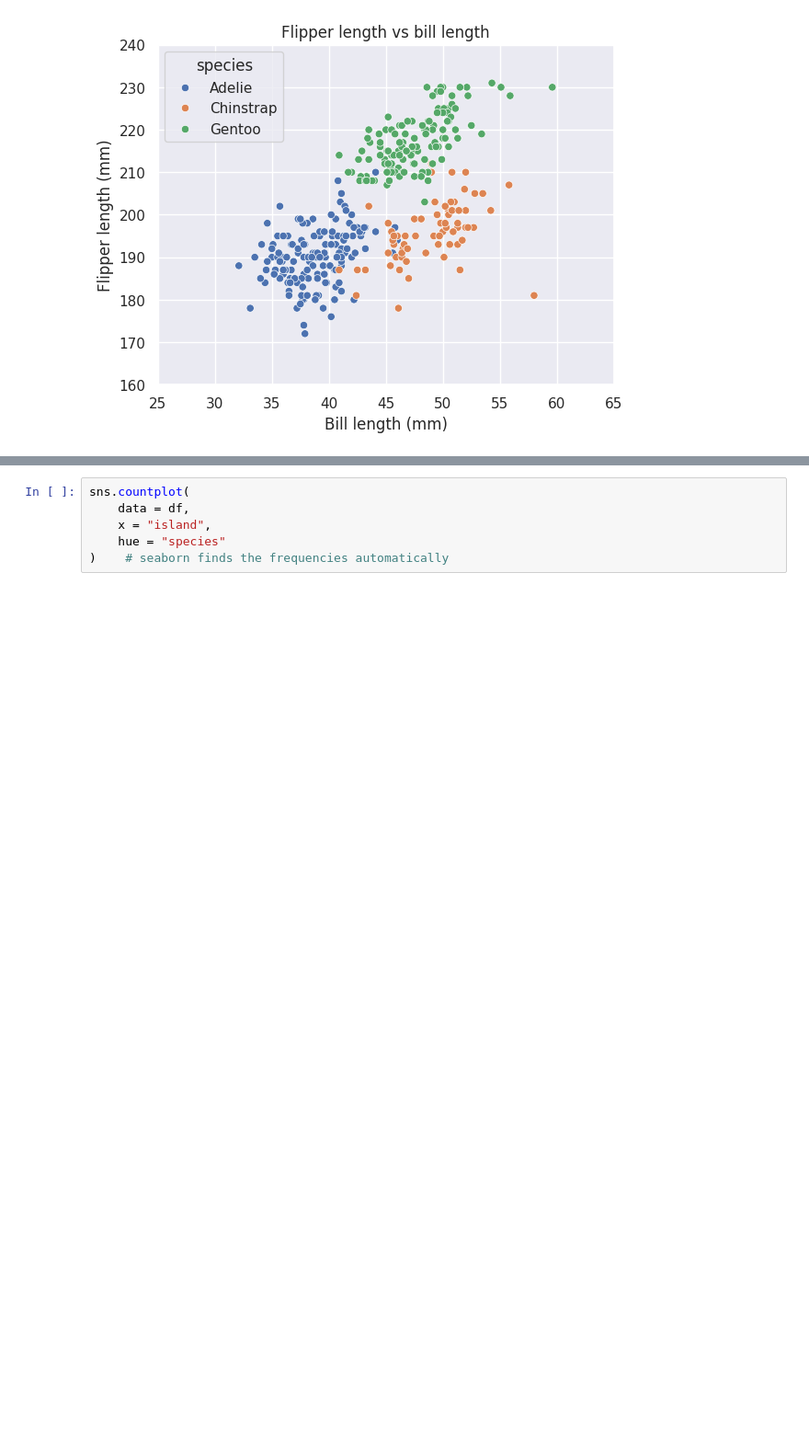
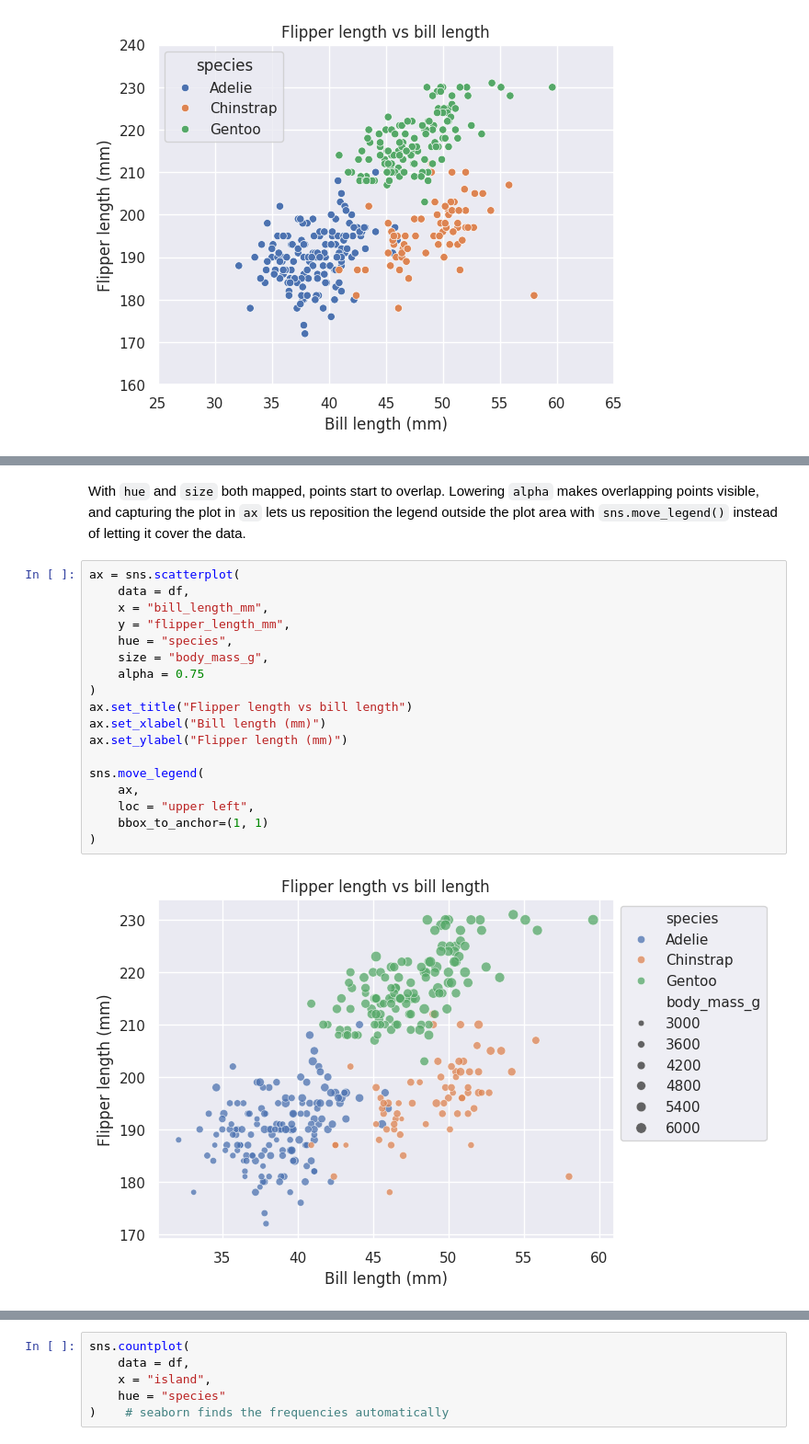
Before and after one commit to ami-null/python-course, a Jupyter notebook: 14_plotting-with-seaborn.ipynb, the cells around one changed output, grey strips where cells are left out. Shown at 92% size. Saved outputs shown, nothing was run; the diff lists cells and outputs as text; blank space fills up the shorter version.

```diff
--- a/14_plotting-with-seaborn.ipynb
+++ b/14_plotting-with-seaborn.ipynb
@@ -38,0 +132,22 @@ plt.ylim([160, 240])
+# %% [markdown]
+With `hue` and `size` both mapped, points start to overlap. Lowering `alpha` makes overlapping points visible, and capturing the plot in `ax` lets us reposition the legend outside the plot area with `sns.move_legend()` instead of letting it cover the data.
+# %%
+ax = sns.scatterplot(
+    data = df,
+    x = "bill_length_mm",
+    y = "flipper_length_mm",
+    hue = "species",
+    size = "body_mass_g",
+    alpha = 0.75
+)
+ax.set_title("Flipper length vs bill length")
+ax.set_xlabel("Bill length (mm)")
+ax.set_ylabel("Flipper length (mm)")
+
+sns.move_legend(
+    ax,
+    loc = "upper left",
+    bbox_to_anchor=(1, 1)
+)
+# %% [output]
+[figure, added]
```
Also changed, not shown: parts of 46 cells of this notebook.
